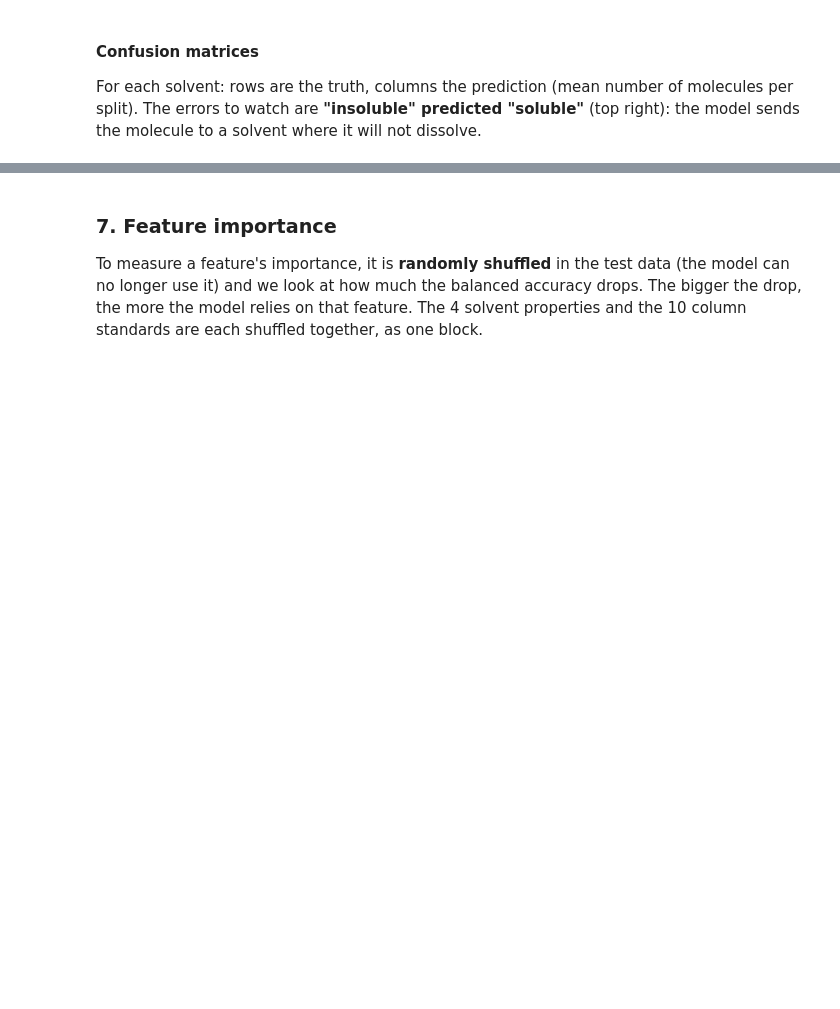
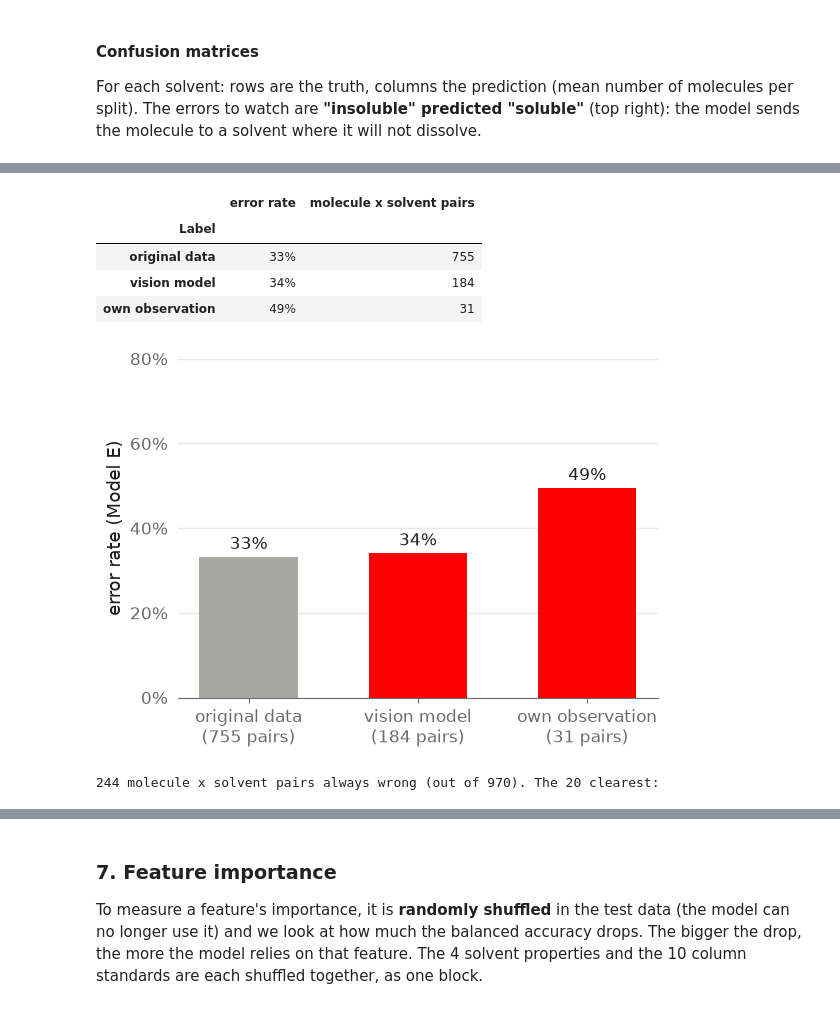
Before and after one commit to swisscatplus/solubility_prediction_nmr, a Jupyter notebook: notebooks/05_analyse.ipynb, the cells around one changed output, grey strips where cells are left out. Saved outputs shown, nothing was run; the diff lists cells and outputs as text; code cells hidden in the pictures; blank space fills up the shorter version.

```diff
--- a/notebooks/05_analyse.ipynb
+++ b/notebooks/05_analyse.ipynb
@@ -451,0 +456,47 @@ save_model_fig(fig, "top_k.png")
+# %%
+# origin of each label: original data, or plate (your observation / vision model)
+wells = []
+for path in experiment_files():
+    recs, _ = read_experiment(path)
+    wells += [dict(r, plate=path.stem.replace('_output', '')) for r in recs]
+wells = pd.DataFrame(wells)
+plate_of = wells.groupby('cas')['plate'].first() if len(wells) else pd.Series(dtype=str)
+label_origin = {(r['cas'], r['solvent']): ('own observation' if r['from_observation'] else 'vision model') for _, r in wells.iterrows()}
+
+names = pd.read_excel(MODEL_E_DATASET)
+names = names.assign(CAS=names['CAS '].astype(str).str.strip()).drop_duplicates('CAS').set_index('CAS')['Sample Name']
+rows01 = pd.concat([pd.read_csv(TRAIN), pd.read_csv(TEST)], ignore_index=True)
+rows01['CAS'] = rows01['CAS'].astype(str).str.strip()
+info = rows01.groupby('CAS').agg(RT_median=('RT', 'median'), MolWt=('MolWt', 'first'))
+
+err = full.assign(wrong=full['pred'] != full['y']).groupby(['CAS', 'Solvent']).agg(error_rate=('wrong', 'mean'), actual=('y', 'first'), proba=('p', 'mean')).reset_index()
+err['Molecule'] = err['CAS'].map(names)
+err['Source'] = err['CAS'].map(plate_of).fillna("original data")
+err['Label'] = [label_origin.get((c, s), "original data") for c, s in zip(err['CAS'], err['Solvent'])]
+err = err.join(info, on='CAS')
+
+by_label = err.groupby('Label')['error_rate'].agg(['mean', 'size']).reindex(['original data', 'vision model', 'own observation']).dropna()
+display(by_label.rename(columns={'mean': 'error rate', 'size': 'molecule x solvent pairs'}).style.format({'error rate': '{:.0%}'}))
+
+fig, ax = plt.subplots(figsize=ps.HALF)
+ax.set_ylim(0, 0.8)
+bars = ax.bar(range(len(by_label)), by_label['mean'], 0.58,
+              color=[ps.GREY if l == 'original data' else ps.RED for l in by_label.index])
+ps.label_bars(ax, bars)
+ax.set_xticks(range(len(by_label)), [f"{l}\n({n:.0f} pairs)" for l, n in zip(by_label.index, by_label['size'])])
+ax.yaxis.set_major_formatter(ps.pct); ax.set_yticks([0, .2, .4, .6, .8]); ax.set_ylabel("error rate (Model E)")
+save_model_fig(fig, "error_rate_by_label_origin.png")
+
+always_wrong = err[err['error_rate'] == 1].assign(gap=lambda x: (x['proba'] - x['actual']).abs()).sort_values('gap', ascending=False)
+print(f"{len(always_wrong)} molecule x solvent pairs always wrong (out of {len(err)}). The 20 clearest:")
+display(always_wrong.head(20)[['Molecule', 'CAS', 'Solvent', 'actual', 'proba', 'RT_median', 'MolWt', 'Source', 'Label']]
+        .rename(columns={'actual': 'actual (1 = soluble)', 'proba': 'predicted proba', 'RT_median': 'RT (median)'})
+        .style.format({'predicted proba': '{:.0%}', 'RT (median)': '{:.2f}', 'MolWt': '{:.0f}'}).hide(axis='index'))
+# %% [output]
+|  | error rate | molecule x solvent pairs |
+| Label |  |  |
+| original data | 33% | 755 |
+| vision model | 34% | 184 |
+| own observation | 49% | 31 |
+[figure, added]
+244 molecule x solvent pairs always wrong (out of 970). The 20 clearest:
```
Also changed, not shown: parts of 39 cells of this notebook, 53 other files.
